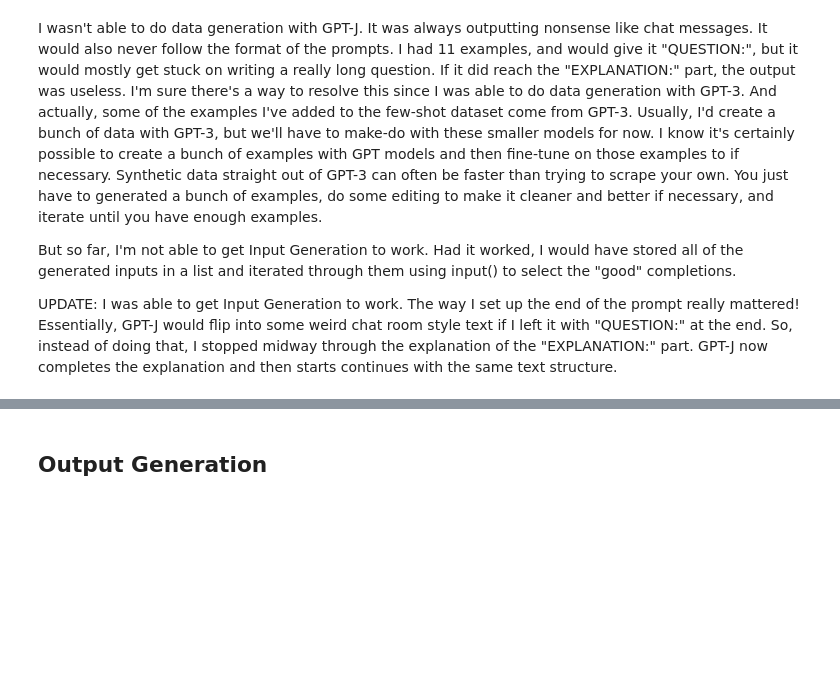
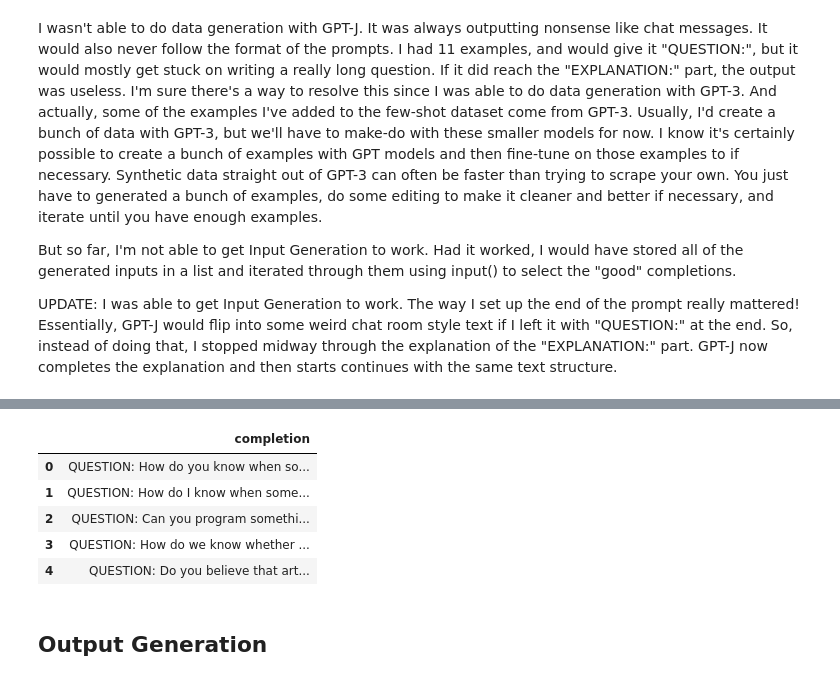
Before and after one commit to JayThibs/aligning-language-models, a Jupyter notebook: gpt_alignment.ipynb, the cells around one changed output, grey strips where cells are left out. Saved outputs shown, nothing was run; the diff lists cells and outputs as text; code cells hidden in the pictures; blank space fills up the shorter version.

```diff
--- a/gpt_alignment.ipynb
+++ b/gpt_alignment.ipynb
@@ -1993,7 +2022,7 @@ prompt_path = "prompts/few_shot_generator/data_generator_1.txt"
 with open(prompt_path, "r") as f:
     prompt = f.read()
 prompt_length = len(prompt)
-# chunks = 20
+chunks = 1
 for _ in range(chunks):
     gc.collect()
     torch.cuda.empty_cache()
@@ -2022,14 +2048,26 @@ len(completions_list)
 # %%
 # iterating through the list of completions and adding all of the good examples to a dataframe
 good_completions = []
+bad_completions = []
 for completion in completions_list:
     is_it_good = input(f"Is this a good completion? (y/n/exit) ###### {completion}")
     if is_it_good == "y":
         good_completions.append(completion)
+    elif is_it_good == "n":
+        bad_completions.append(completion)
     elif is_it_good == "exit":
         break
 # %%
 good_completions_df = pd.DataFrame({"completion": good_completions})
+bad_completions_df = pd.DataFrame({"completion": bad_completions})
 # remove duplicates
 good_completions_df = good_completions_df.drop_duplicates()
+bad_completions_df = bad_completions_df.drop_duplicates()
 good_completions_df.head()
+# %% [output]
+|  | completion |
+| 0 | QUESTION: How do you know when so... |
+| 1 | QUESTION: How do I know when some... |
+| 2 | QUESTION: Can you program somethi... |
+| 3 | QUESTION: How do we know whether ... |
+| 4 | QUESTION: Do you believe that art... |
```
Also changed, not shown: parts of 10 cells of this notebook, 4 other files.
